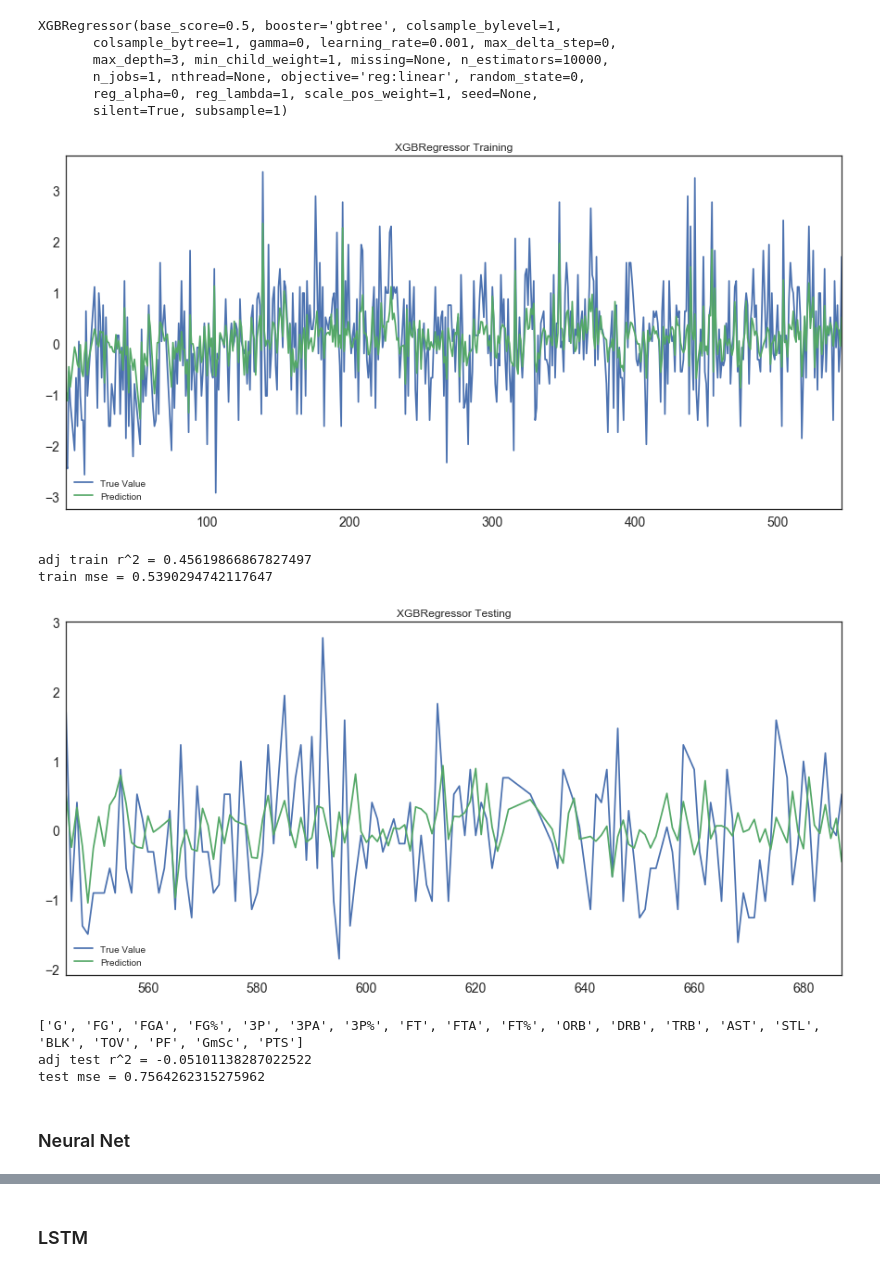
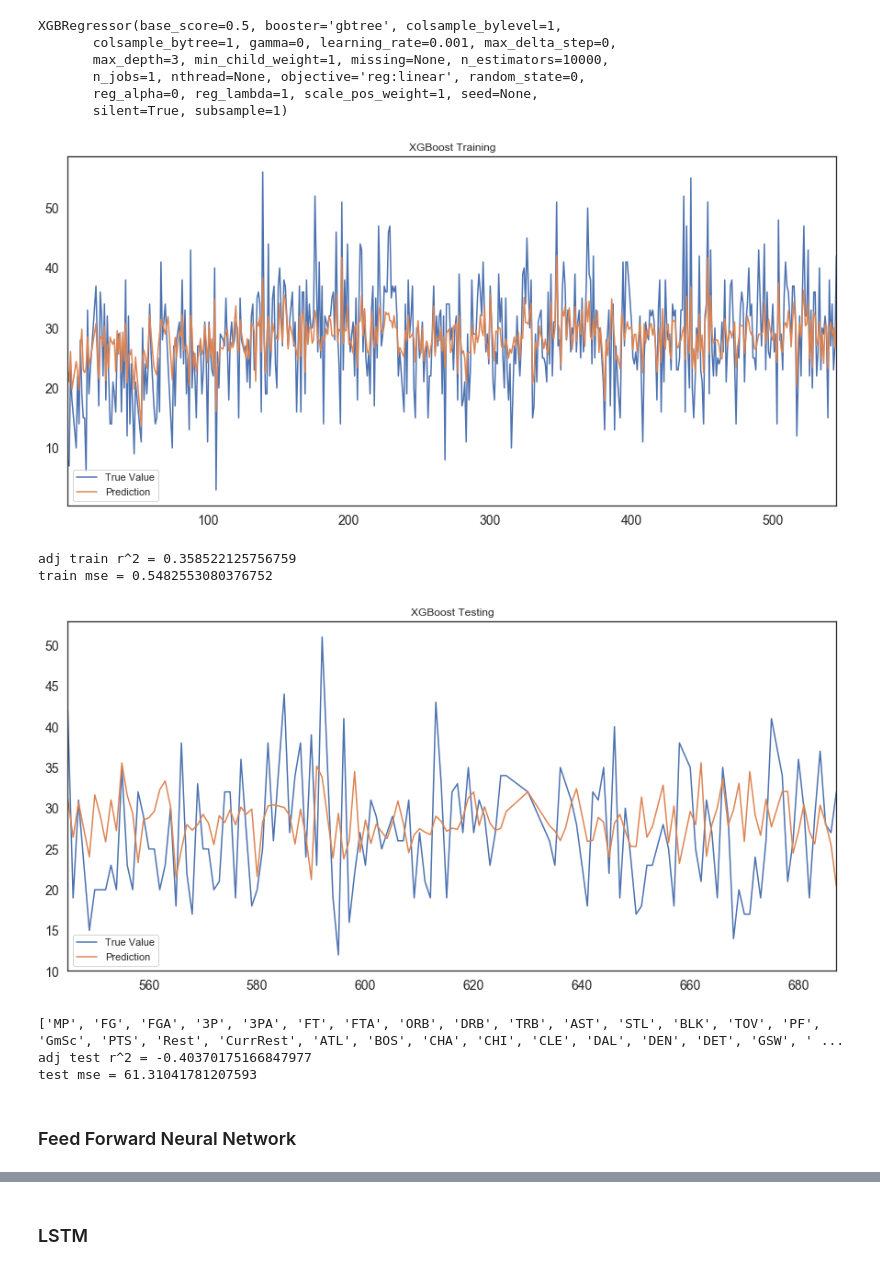
Before and after one commit to SidTheKid007/nba-analysis, a Jupyter notebook: Lebron James Stat Predictions.ipynb, the cells around one changed output, grey strips where cells are left out. Cells and saved outputs as stored; diff of their text form; code cells hidden in the pictures.

```diff
--- a/Lebron James Stat Predictions.ipynb
+++ b/Lebron James Stat Predictions.ipynb
@@ -191,3 +195,5 @@ plt.show()
 # %%
 df2['Date'] = df1['Date']
 df2['Opp'] = df1['Opp']
+df2['HC'] = df1['HC']
+df2.head()
@@ -242,0 +267,4 @@ Index(['G', 'FG', 'FGA', 'FG%', '3P', '3PA', '3P%', 'FT', 'FTA', 'FT%', 'ORB',
+# %%
+print(len(df4))
+df4 = df4[df4['Rest']<20]
+print(len(df4))
@@ -260,10 +291,11 @@ df4.head()
 # %%
+#df4 = df4.sample(frac=1).reset_index(drop=True)
 train=df4[0:(round(len(df4)*.8))]
 test=df4[(round(len(df4)*.8 - 1)):]
-trains = np.split(train, [20], axis=1)
+trains = np.split(train, [87], axis=1)
 train_y=trains[1]
 train_x=trains[0]
-tests = np.split(test, [20], axis=1)
+tests = np.split(test, [87], axis=1)
 test_y=tests[1]
 test_x=tests[0]
 # %%
@@ -373,19 +504,22 @@ RandomForestRegressor(bootstrap=True, criterion='mse', max_depth=None,
            oob_score=False, random_state=None, verbose=0, warm_start=False)
 # %%
 train_y2 = train_y.copy(deep=True)
-train_y2['prediction'] = reg.predict(train_x.values)
-test_y['prediction'] = reg.predict(test_x.values)
+test_y2 = test_y.copy(deep=True)
+train_y2['prediction'] = sc2.inverse_transform(reg.predict(train_x.values))
+test_y2['prediction'] = sc2.inverse_transform(reg.predict(test_x.values))
+train_y2['PredPts'] = sc2.inverse_transform(train_y2['PredPts'])
+test_y2['PredPts'] = sc2.inverse_transform(test_y2['PredPts'])
 train_y2['PredPts'].plot(figsize=(15,7), title= 'RandomForest Training', fontsize=14, label='True Value')
 train_y2['prediction'].plot(figsize=(15,7), title= 'RandomForest Training', fontsize=14, label='Prediction')
 plt.legend(loc='lower left')
 plt.show()
 print('adj train r^2 = ' + str(adj_r2_score((r2_score(train_y.PredPts, reg.predict(train_x.values))),train_x.shape[0], train_x.shape[1])))
 print('train mse = ' + str(mean_squared_error(train_y.PredPts, reg.predict(train_x.values))))
-test_y['PredPts'].plot(figsize=(15,7), title= 'RandomForest Testing', fontsize=14, label='True Value')
-test_y['prediction'].plot(figsize=(15,7), title= 'RandomForest Testing', fontsize=14, label='Prediction')
+test_y2['PredPts'].plot(figsize=(15,7), title= 'RandomForest Testing', fontsize=14, label='True Value')
+test_y2['prediction'].plot(figsize=(15,7), title= 'RandomForest Testing', fontsize=14, label='Prediction')
 plt.legend(loc='lower left')
 plt.show()
 print(list(train_x.columns.values))
-print('adj test r^2 = ' + str(adj_r2_score((r2_score(test_y.PredPts, test_y.prediction)),train_x.shape[0], train_x.shape[1])))
-print('test mse = ' + str(mean_squared_error(test_y.PredPts, test_y.prediction)))
+print('adj test r^2 = ' + str(adj_r2_score((r2_score(test_y2.PredPts, test_y2.prediction)),train_x.shape[0], train_x.shape[1])))
+print('test mse = ' + str(mean_squared_error(test_y2.PredPts, test_y2.prediction)))
 # %% [output]
@@ -412,31 +546,34 @@ XGBRegressor(base_score=0.5, booster='gbtree', colsample_bylevel=1,
        silent=True, subsample=1)
 # %%
 train_y2 = train_y.copy(deep=True)
-train_y2['prediction'] = reg.predict(train_x.values)
-test_y['prediction'] = reg.predict(test_x.values)
-train_y2['PredPts'].plot(figsize=(15,7), title= 'XGBRegressor Training', fontsize=14, label='True Value')
-train_y2['prediction'].plot(figsize=(15,7), title= 'XGBRegressor Training', fontsize=14, label='Prediction')
+test_y2 = test_y.copy(deep=True)
+train_y2['prediction'] = sc2.inverse_transform(reg.predict(train_x.values))
+test_y2['prediction'] = sc2.inverse_transform(reg.predict(test_x.values))
+train_y2['PredPts'] = sc2.inverse_transform(train_y2['PredPts'])
+test_y2['PredPts'] = sc2.inverse_transform(test_y2['PredPts'])
+train_y2['PredPts'].plot(figsize=(15,7), title= 'XGBoost Training', fontsize=14, label='True Value')
+train_y2['prediction'].plot(figsize=(15,7), title= 'XGBoost Training', fontsize=14, label='Prediction')
 plt.legend(loc='lower left')
 plt.show()
 print('adj train r^2 = ' + str(adj_r2_score((r2_score(train_y.PredPts, reg.predict(train_x.values))),train_x.shape[0], train_x.shape[1])))
 print('train mse = ' + str(mean_squared_error(train_y.PredPts, reg.predict(train_x.values))))
-test_y['PredPts'].plot(figsize=(15,7), title= 'XGBRegressor Testing', fontsize=14, label='True Value')
-test_y['prediction'].plot(figsize=(15,7), title= 'XGBRegressor Testing', fontsize=14, label='Prediction')
+test_y2['PredPts'].plot(figsize=(15,7), title= 'XGBoost Testing', fontsize=14, label='True Value')
+test_y2['prediction'].plot(figsize=(15,7), title= 'XGBoost Testing', fontsize=14, label='Prediction')
 plt.legend(loc='lower left')
 plt.show()
 print(list(train_x.columns.values))
-print('adj test r^2 = ' + str(adj_r2_score((r2_score(test_y.PredPts, test_y.prediction)),train_x.shape[0], train_x.shape[1])))
-print('test mse = ' + str(mean_squared_error(test_y.PredPts, test_y.prediction)))
+print('adj test r^2 = ' + str(adj_r2_score((r2_score(test_y2.PredPts, test_y2.prediction)),train_x.shape[0], train_x.shape[1])))
+print('test mse = ' + str(mean_squared_error(test_y2.PredPts, test_y2.prediction)))
 # %% [output]
-[figure, old version]
+[figure, new version]
-adj train r^2 = 0.45619866867827497
-train mse = 0.5390294742117647
+adj train r^2 = 0.358522125756759
+train mse = 0.5482553080376752
-[figure, old version]
+[figure, new version]
-['G', 'FG', 'FGA', 'FG%', '3P', '3PA', '3P%', 'FT', 'FTA', 'FT%', 'ORB', 'DRB', 'TRB', 'AST', 'STL', 'BLK', 'TOV', 'PF', 'GmSc', 'PTS']
-adj test r^2 = -0.05101138287022522
-test mse = 0.7564262315275962
+['MP', 'FG', 'FGA', '3P', '3PA', 'FT', 'FTA', 'ORB', 'DRB', 'TRB', 'AST', 'STL', 'BLK', 'TOV', 'PF', 'GmSc', 'PTS', 'Rest', 'CurrRest', 'ATL', 'BOS', 'CHA', 'CHI', 'CLE', 'DAL', 'DEN', 'DET', 'GSW', ' ...
+adj test r^2 = -0.40370175166847977
+test mse = 61.31041781207593
 # %% [markdown]
-### Neural Net
+### Feed Forward Neural Network
 # %%
 from keras.models import Sequential
 from keras.layers import Dense,Dropout
```
Also changed, not shown: parts of 48 cells of this notebook.
